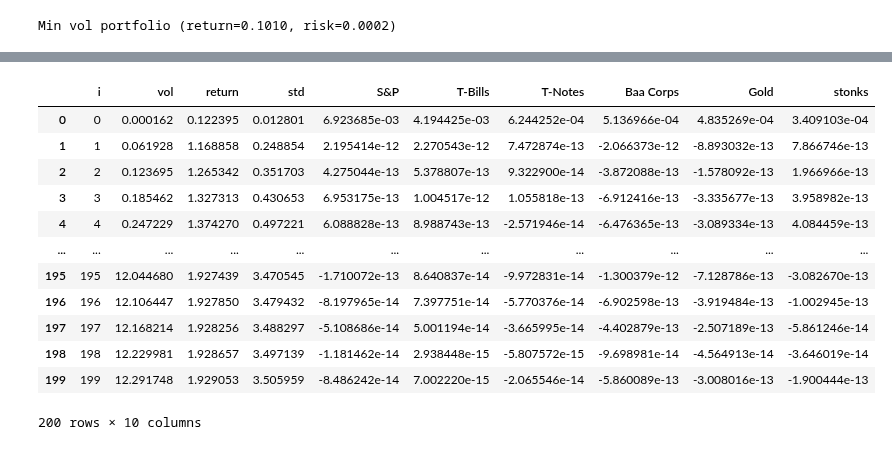
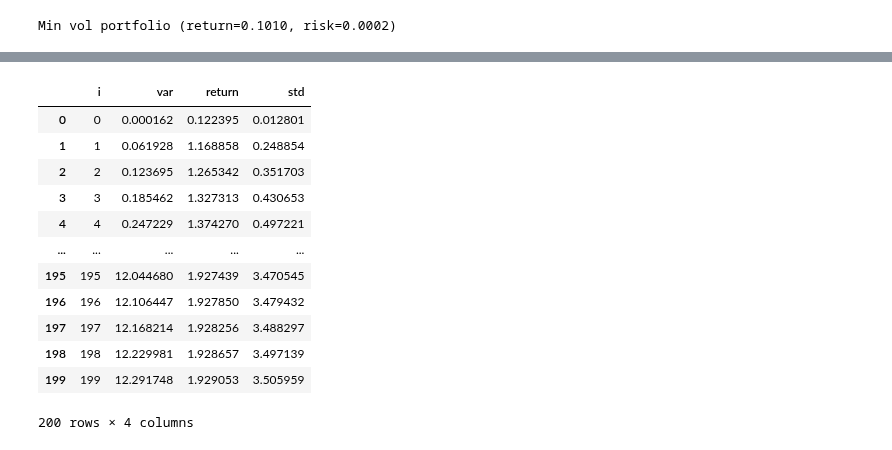
Before and after one commit to druce/portfolio_optimization, a Jupyter notebook: Portfolio optimization.ipynb, the cells around one changed output, grey strips where cells are left out. Drawn from its saved outputs; the diff is of its cells as text; code cells hidden in the pictures.

```diff
--- a/Portfolio optimization.ipynb
+++ b/Portfolio optimization.ipynb
@@ -1046,25 +1046,23 @@ Wall time: 8.73 s
 # %%
 ret_df = pd.DataFrame(enumerate(results_dict.keys()))
-ret_df.columns=['i', 'vol']
-ret_df['return'] = [results_dict[v][0] for v in ret_df['vol']]
-ret_df['std'] = [results_dict[v][1] for v in ret_df['vol']]
-for i, colname in enumerate(labels):
-    ret_df[colname]=[results_dict[v][2][i] for v in ret_df['vol']]
+ret_df.columns=['i', 'var']
+ret_df['return'] = [results_dict[v][0] for v in ret_df['var']]
+ret_df['std'] = [results_dict[v][1] for v in ret_df['var']]
 ret_df
 # %% [output]
-|  | i | vol | return | std | S&P | T-Bills | T-Notes | Baa Corps | Gold | stonks |
-| 0 | 0 | 0.000162 | 0.122395 | 0.012801 | 6.923685e-03 | 4.194425e-03 | 6.244252e-04 | 5.136966e-04 | 4.835269e-04 | 3.409103e-04 |
-| 1 | 1 | 0.061928 | 1.168858 | 0.248854 | 2.195414e-12 | 2.270543e-12 | 7.472874e-13 | -2.066373e-12 | -8.893032e-13 | 7.866746e-13 |
-| 2 | 2 | 0.123695 | 1.265342 | 0.351703 | 4.275044e-13 | 5.378807e-13 | 9.322900e-14 | -3.872088e-13 | -1.578092e-13 | 1.966966e-13 |
-| 3 | 3 | 0.185462 | 1.327313 | 0.430653 | 6.953175e-13 | 1.004517e-12 | 1.055818e-13 | -6.912416e-13 | -3.335677e-13 | 3.958982e-13 |
-| 4 | 4 | 0.247229 | 1.374270 | 0.497221 | 6.088828e-13 | 8.988743e-13 | -2.571946e-14 | -6.476365e-13 | -3.089334e-13 | 4.084459e-13 |
-| ... | ... | ... | ... | ... | ... | ... | ... | ... | ... | ... |
-| 195 | 195 | 12.044680 | 1.927439 | 3.470545 | -1.710072e-13 | 8.640837e-14 | -9.972831e-14 | -1.300379e-12 | -7.128786e-13 | -3.082670e-13 |
-| 196 | 196 | 12.106447 | 1.927850 | 3.479432 | -8.197965e-14 | 7.397751e-14 | -5.770376e-14 | -6.902598e-13 | -3.919484e-13 | -1.002945e-13 |
-| 197 | 197 | 12.168214 | 1.928256 | 3.488297 | -5.108686e-14 | 5.001194e-14 | -3.665995e-14 | -4.402879e-13 | -2.507189e-13 | -5.861246e-14 |
-| 198 | 198 | 12.229981 | 1.928657 | 3.497139 | -1.181462e-14 | 2.938448e-15 | -5.807572e-15 | -9.698981e-14 | -4.564913e-14 | -3.646019e-14 |
-| 199 | 199 | 12.291748 | 1.929053 | 3.505959 | -8.486242e-14 | 7.002220e-15 | -2.065546e-14 | -5.860089e-13 | -3.008016e-13 | -1.900444e-13 |
+|  | i | var | return | std |
+| 0 | 0 | 0.000162 | 0.122395 | 0.012801 |
+| 1 | 1 | 0.061928 | 1.168858 | 0.248854 |
+| 2 | 2 | 0.123695 | 1.265342 | 0.351703 |
+| 3 | 3 | 0.185462 | 1.327313 | 0.430653 |
+| 4 | 4 | 0.247229 | 1.374270 | 0.497221 |
+| ... | ... | ... | ... | ... |
+| 195 | 195 | 12.044680 | 1.927439 | 3.470545 |
+| 196 | 196 | 12.106447 | 1.927850 | 3.479432 |
+| 197 | 197 | 12.168214 | 1.928256 | 3.488297 |
+| 198 | 198 | 12.229981 | 1.928657 | 3.497139 |
+| 199 | 199 | 12.291748 | 1.929053 | 3.505959 |
-200 rows × 10 columns
+200 rows × 4 columns
 # %%
 # plot frontier
 plt.figure(figsize=(8, 4.5))
```
Also changed, not shown: parts of 7 cells of this notebook, 1 other file.
